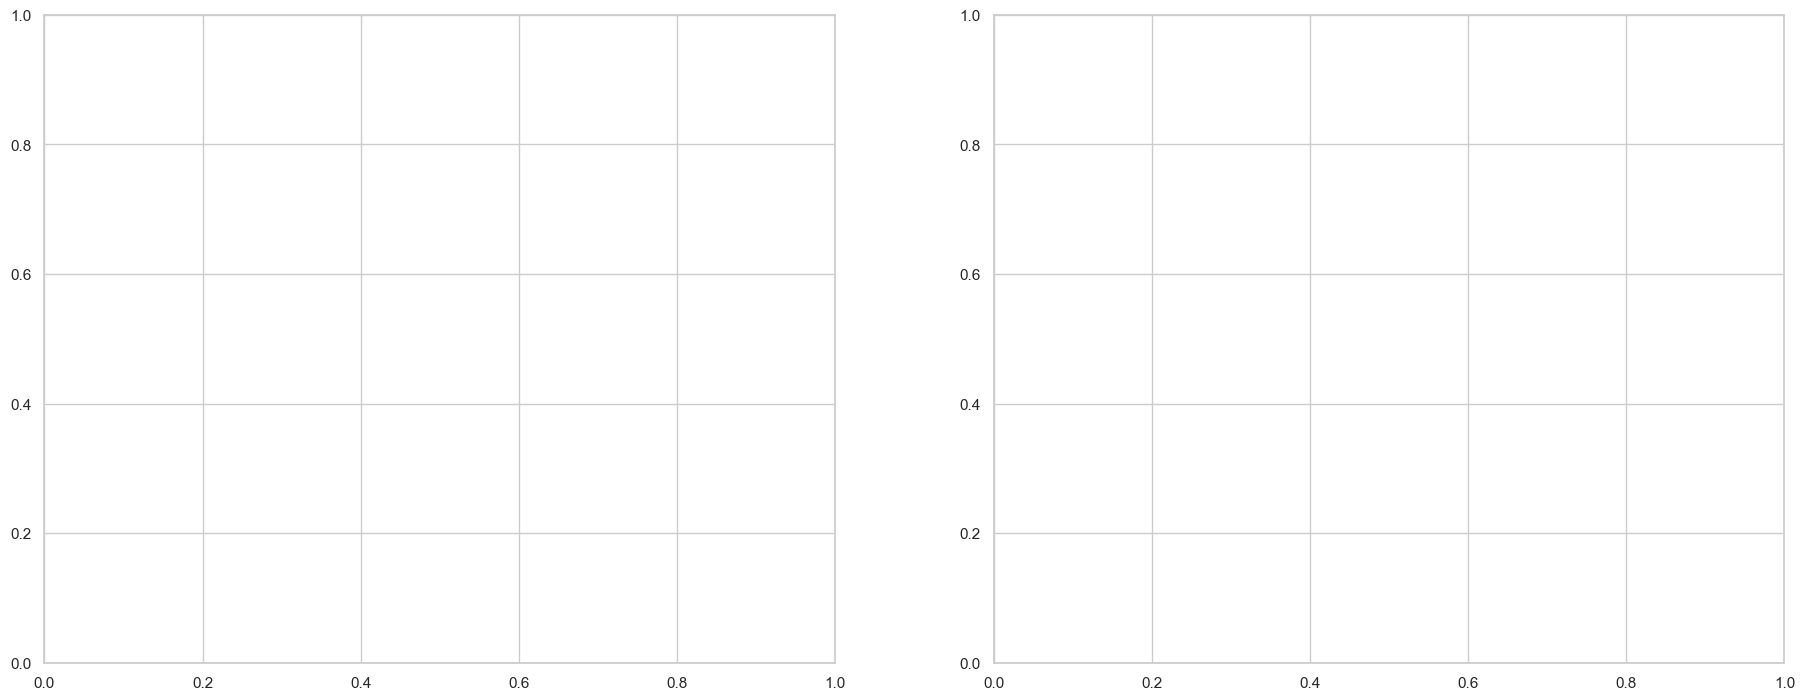
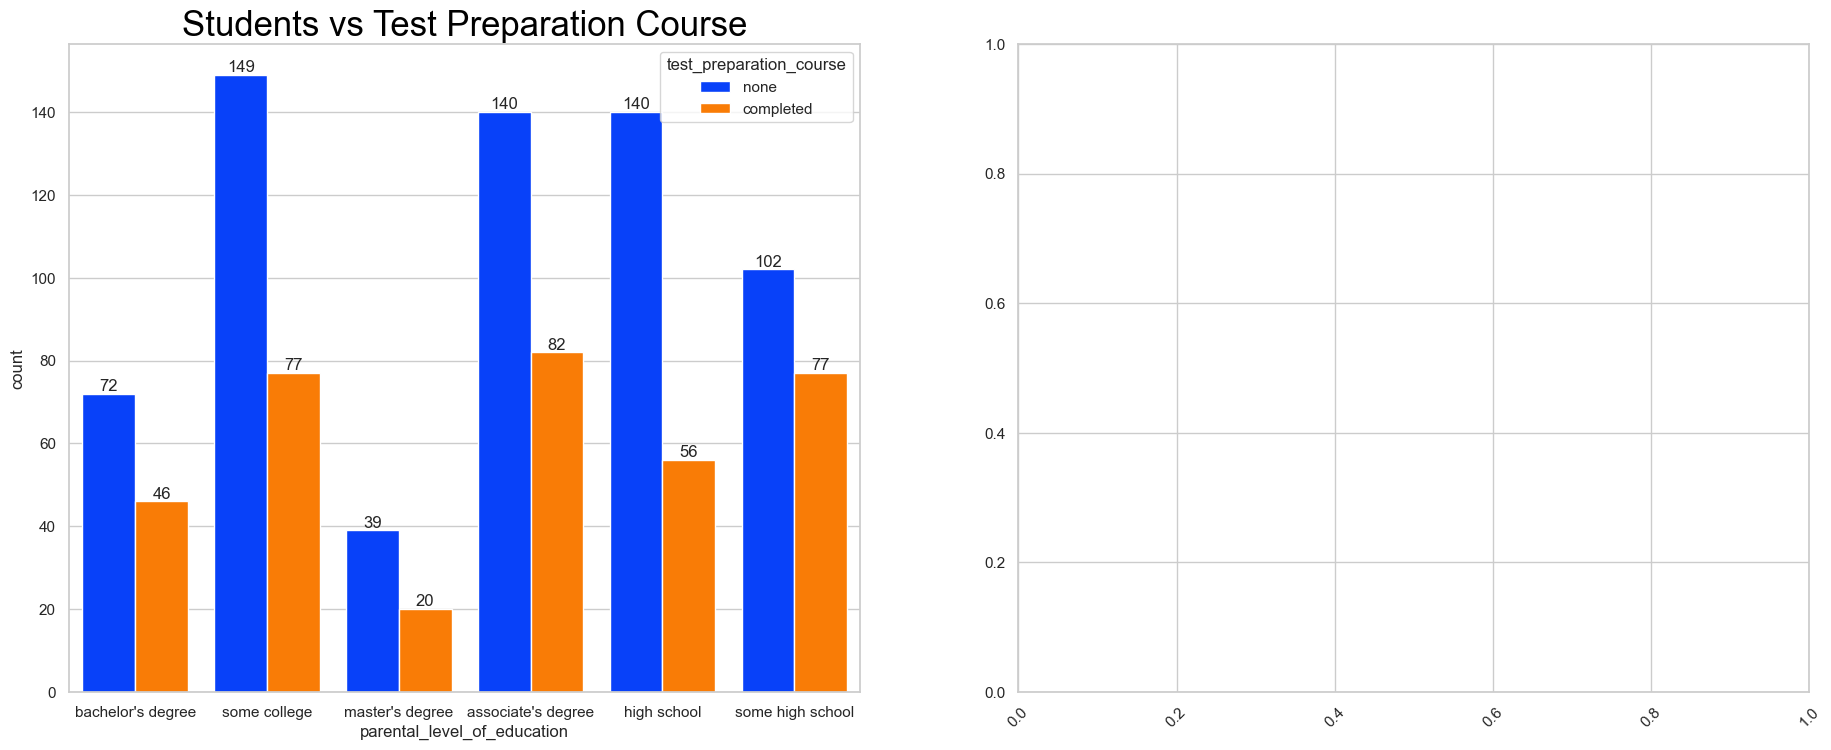
The change to this notebook cell's code, shown as a diff; its figure went from the first image to the second:
--- before
+++ after
@@ -1,9 +1,19 @@
-f,ax=plt.subplots(1,2,figsize=(20,8))
-sns.countplot(x=df['parental_level_of_education'],data=df,palette = 'bright',hue='test preparation course',saturation=0.95,ax=ax[0])
-ax[0].set_title('Students vs test preparation course ',color='black',size=25)
+f, ax = plt.subplots(1, 2, figsize=(20, 8))
+
+sns.countplot(
+    data=df,
+    x='parental_level_of_education',
+    hue='test_preparation_course',
+    palette='bright',
+    saturation=0.95,
+    ax=ax[0]
+)
+
+ax[0].set_title('Students vs Test Preparation Course', color='black', size=25)
+
 for container in ax[0].containers:
-    ax[0].bar_label(container,color='black',size=20)
-    
-sns.countplot(x=df['parental_level_of_education'],data=df,palette = 'bright',hue='lunch',saturation=0.95,ax=ax[1])
-for container in ax[1].containers:
-    ax[1].bar_label(container,color='black',size=20)   
+    ax[0].bar_label(container)
+
+plt.xticks(rotation=45)
+
+plt.show()

Commit: flask